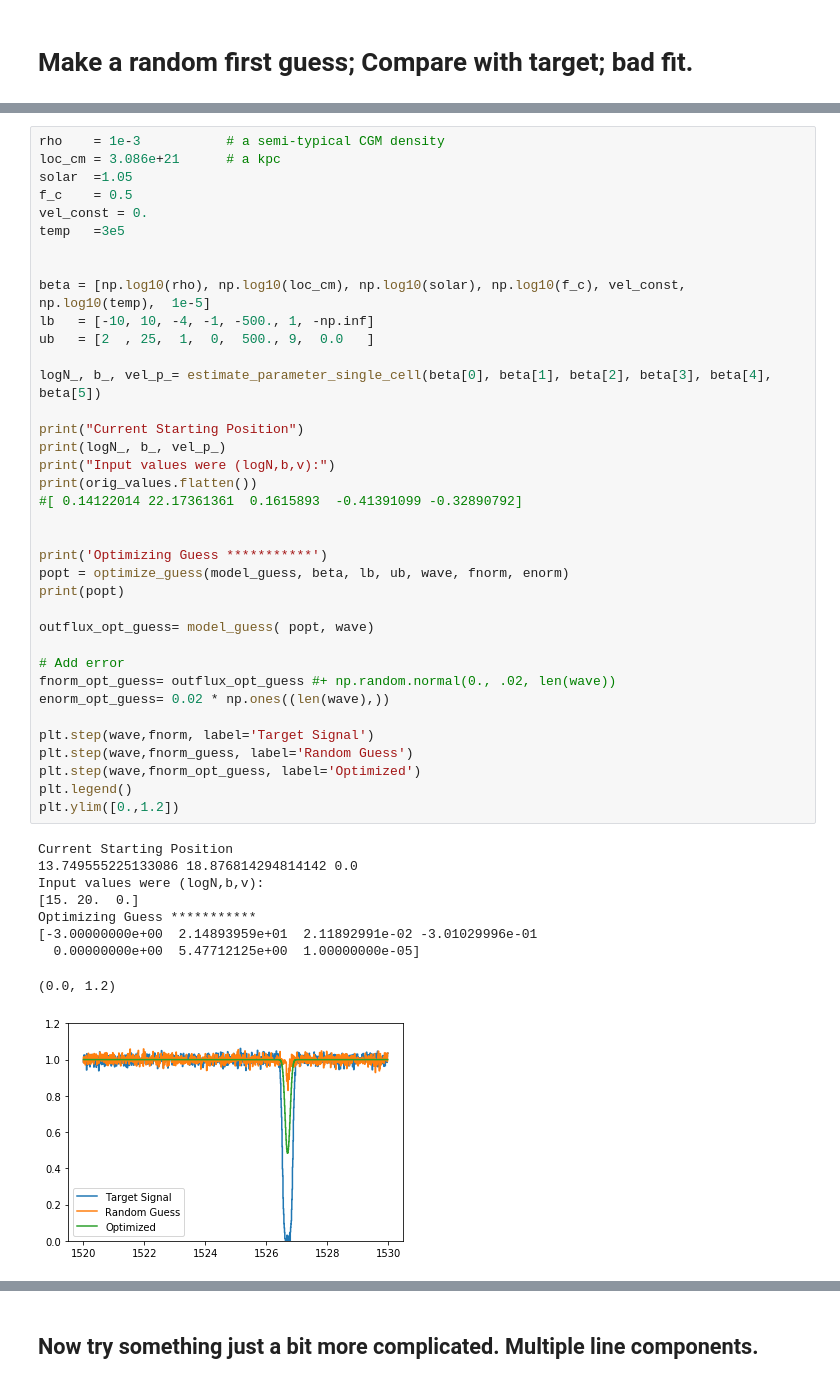
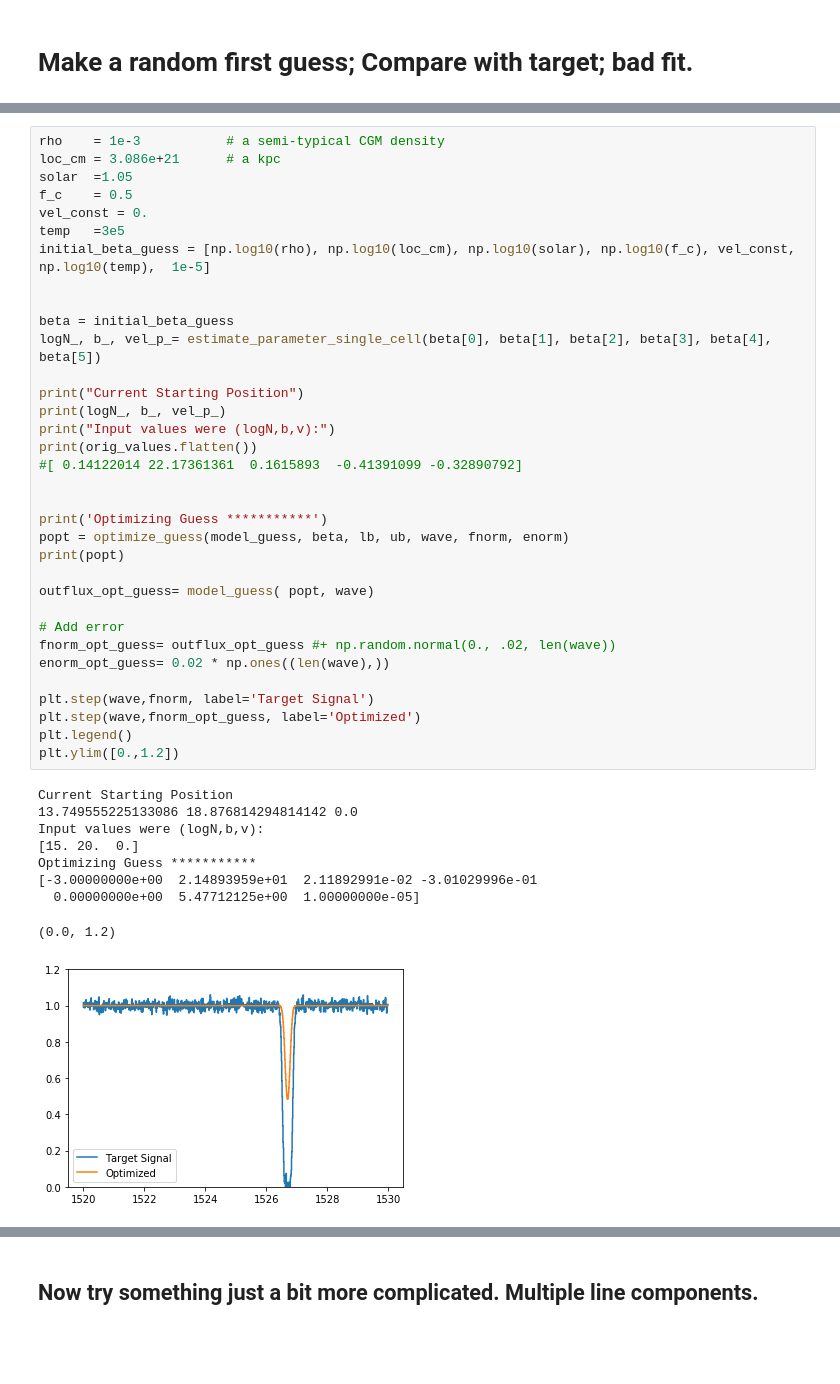
Before and after one commit to rongmon/rbvfit, a Jupyter notebook: src/rbvfit/Set_up_MCMC_problem.ipynb, the cells around one changed output, grey strips where cells are left out. Saved outputs shown, nothing was run; the diff lists cells and outputs as text; blank space fills up the shorter version.

```diff
--- a/src/rbvfit/Set_up_MCMC_problem.ipynb
+++ b/src/rbvfit/Set_up_MCMC_problem.ipynb
@@ -176,43 +249,40 @@ solar  =1.05
 f_c    = 0.5
 vel_const = 0.
 temp   =3e5
+initial_beta_guess = [np.log10(rho), np.log10(loc_cm), np.log10(solar), np.log10(f_c), vel_const, np.log10(temp),  1e-5]
 
 
-beta = [np.log10(rho), np.log10(loc_cm), np.log10(solar), np.log10(f_c), vel_const, np.log10(temp),  1e-5]
-lb   = [-10, 10, -4, -1, -500., 1, -np.inf]
-ub   = [2  , 25,  1,  0,  500., 9,  0.0   ]
-
+beta = initial_beta_guess
 logN_, b_, vel_p_= estimate_parameter_single_cell(beta[0], beta[1], beta[2], beta[3], beta[4], beta[5])
 
 print("Current Starting Position")
 print(logN_, b_, vel_p_)
 print("Input values were (logN,b,v):")
 print(orig_values.flatten())
 #[ 0.14122014 22.17361361  0.1615893  -0.41391099 -0.32890792]
 
 
 print('Optimizing Guess ***********')
 popt = optimize_guess(model_guess, beta, lb, ub, wave, fnorm, enorm)
 print(popt)
 
 outflux_opt_guess= model_guess( popt, wave)
 
 # Add error
 fnorm_opt_guess= outflux_opt_guess #+ np.random.normal(0., .02, len(wave))
 enorm_opt_guess= 0.02 * np.ones((len(wave),))
 
 plt.step(wave,fnorm, label='Target Signal')
-plt.step(wave,fnorm_guess, label='Random Guess')
 plt.step(wave,fnorm_opt_guess, label='Optimized')
 plt.legend()
 plt.ylim([0.,1.2])
 # %% [output]
 Current Starting Position
 13.749555225133086 18.876814294814142 0.0
 Input values were (logN,b,v):
 [15. 20.  0.]
 Optimizing Guess ***********
 [-3.00000000e+00  2.14893959e+01  2.11892991e-02 -3.01029996e-01
   0.00000000e+00  5.47712125e+00  1.00000000e-05]
 (0.0, 1.2)
-[figure, old version]
+[figure, new version]
```
Also changed, not shown: parts of 27 cells of this notebook.
